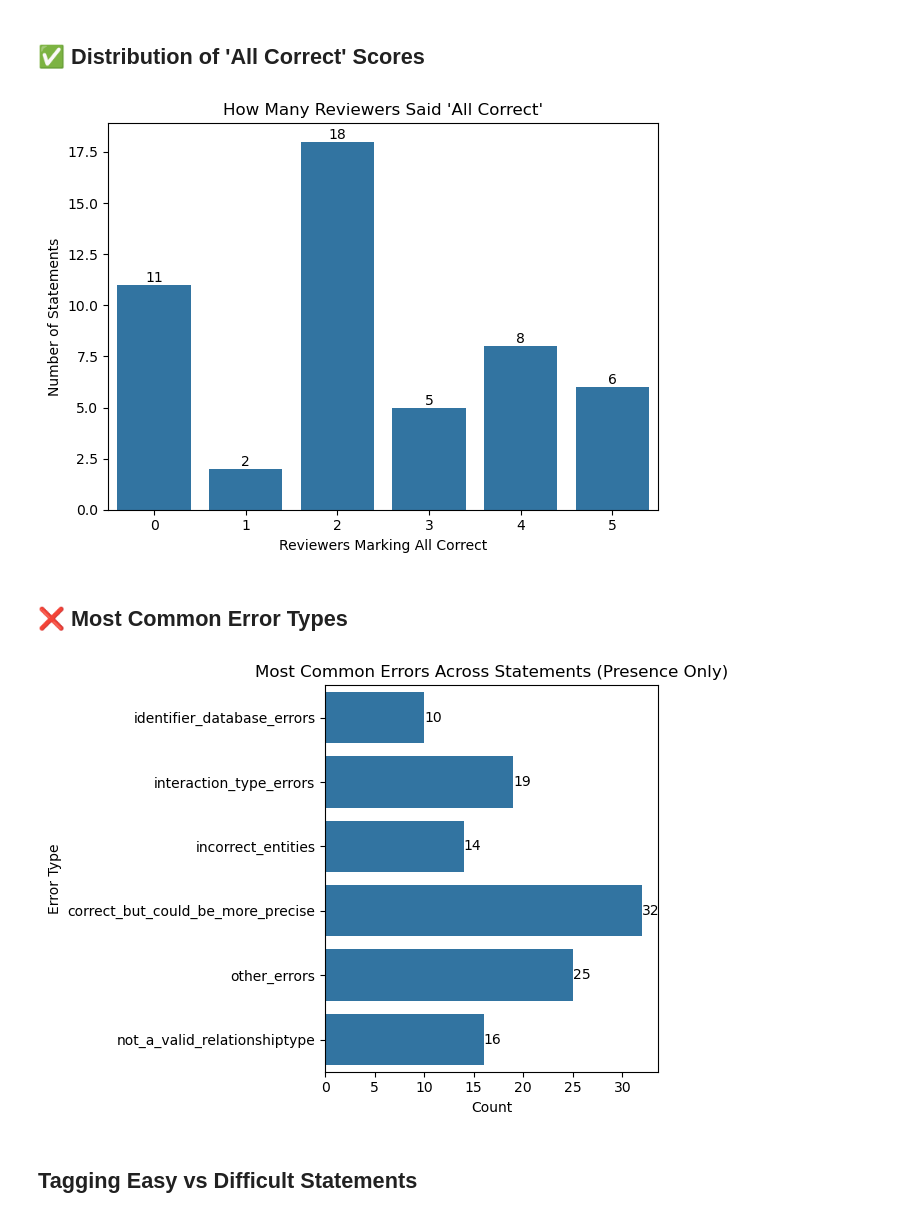
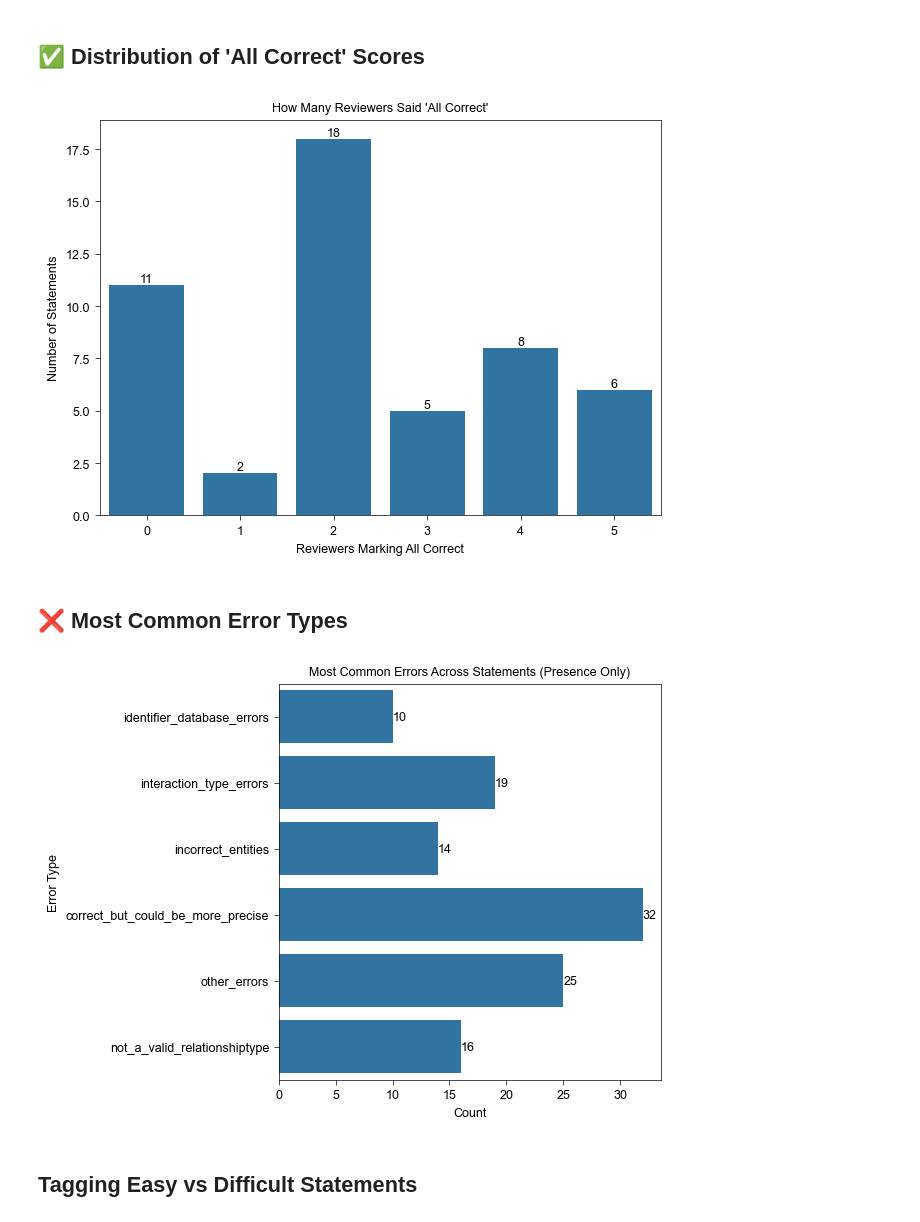
Before and after one commit to sciluna/llm-text-to-knowledge-graph, a Jupyter notebook: evaluation_tests_and_analysis/reviewers_results_comparison/consensus_analysis.ipynb, the cells around one changed output. Saved outputs shown, nothing was run; the diff lists cells and outputs as text; code cells hidden in the pictures.

```diff
--- a/evaluation_tests_and_analysis/reviewers_results_comparison/consensus_analysis.ipynb
+++ b/evaluation_tests_and_analysis/reviewers_results_comparison/consensus_analysis.ipynb
@@ -106,33 +117,35 @@ plt.show()
 # %%
 ax = sns.countplot(x="All Correct Count", data=df)
 ax.bar_label(ax.containers[0])
+apply_luna_theme()
 plt.title("How Many Reviewers Said 'All Correct'")
 plt.xlabel("Reviewers Marking All Correct")
 plt.ylabel("Number of Statements")
 plt.tight_layout()
 plt.show()
 # %% [output]
-[figure, old version]
+[figure, new version]
 # %% [markdown]
 ## ❌ Most Common Error Types
 # %%
 from collections import Counter
 import ast
 
 binary_error_counts = Counter()
 for val in df["Error Summary"]:
     keys = ast.literal_eval(val).keys()
     binary_error_counts.update(keys)
 
 # Plot
 err_df = pd.DataFrame(binary_error_counts.items(), columns=["Error Type", "Count"])
 ax = sns.barplot(data=err_df, x="Count", y="Error Type")
 ax.bar_label(ax.containers[0])
+apply_luna_theme()
 plt.title("Most Common Errors Across Statements (Presence Only)")
 plt.tight_layout()
 plt.show()
 # %% [output]
-[figure, old version]
+[figure, new version]
 # %% [markdown]
 ## Tagging Easy vs Difficult Statements
 # %%
```
Also changed, not shown: parts of 5 cells of this notebook, 9 other files.
